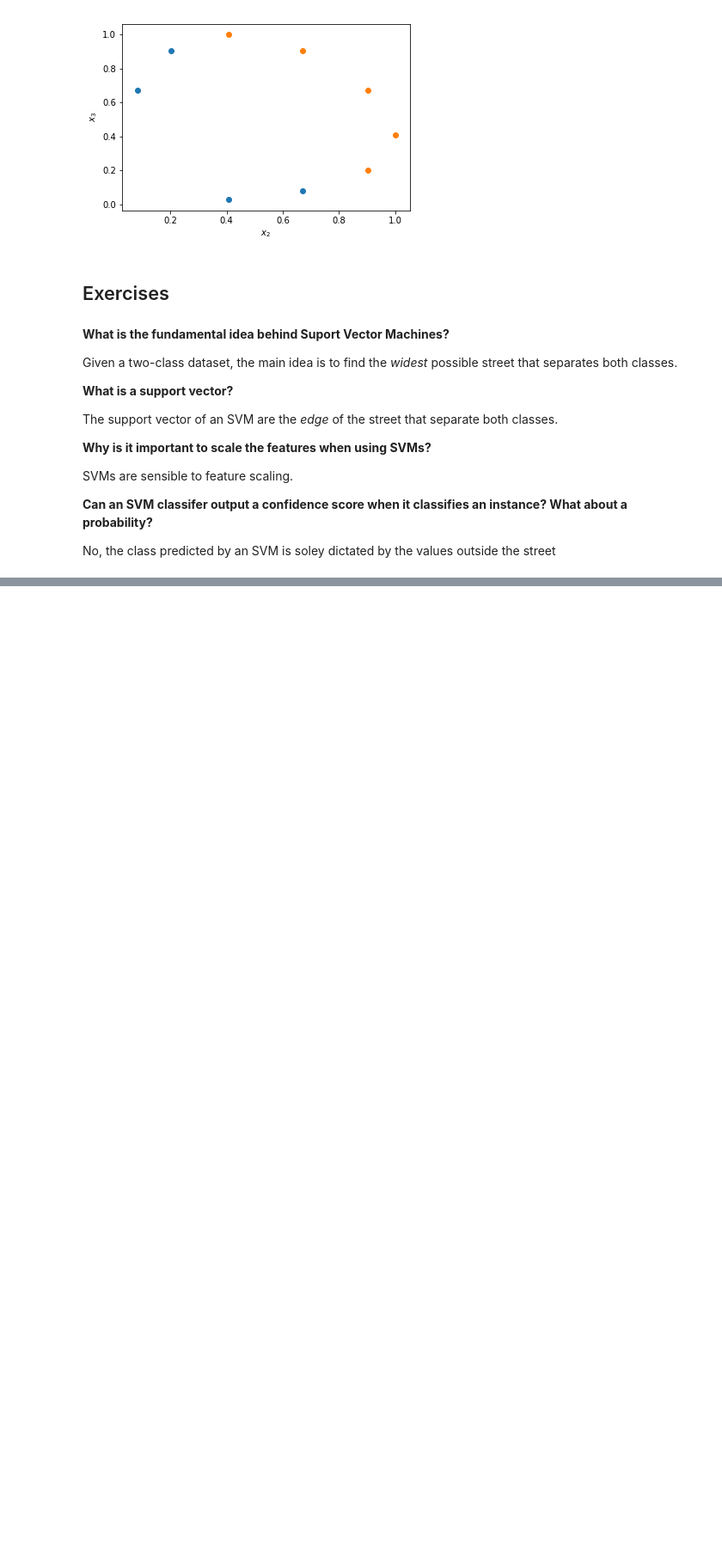
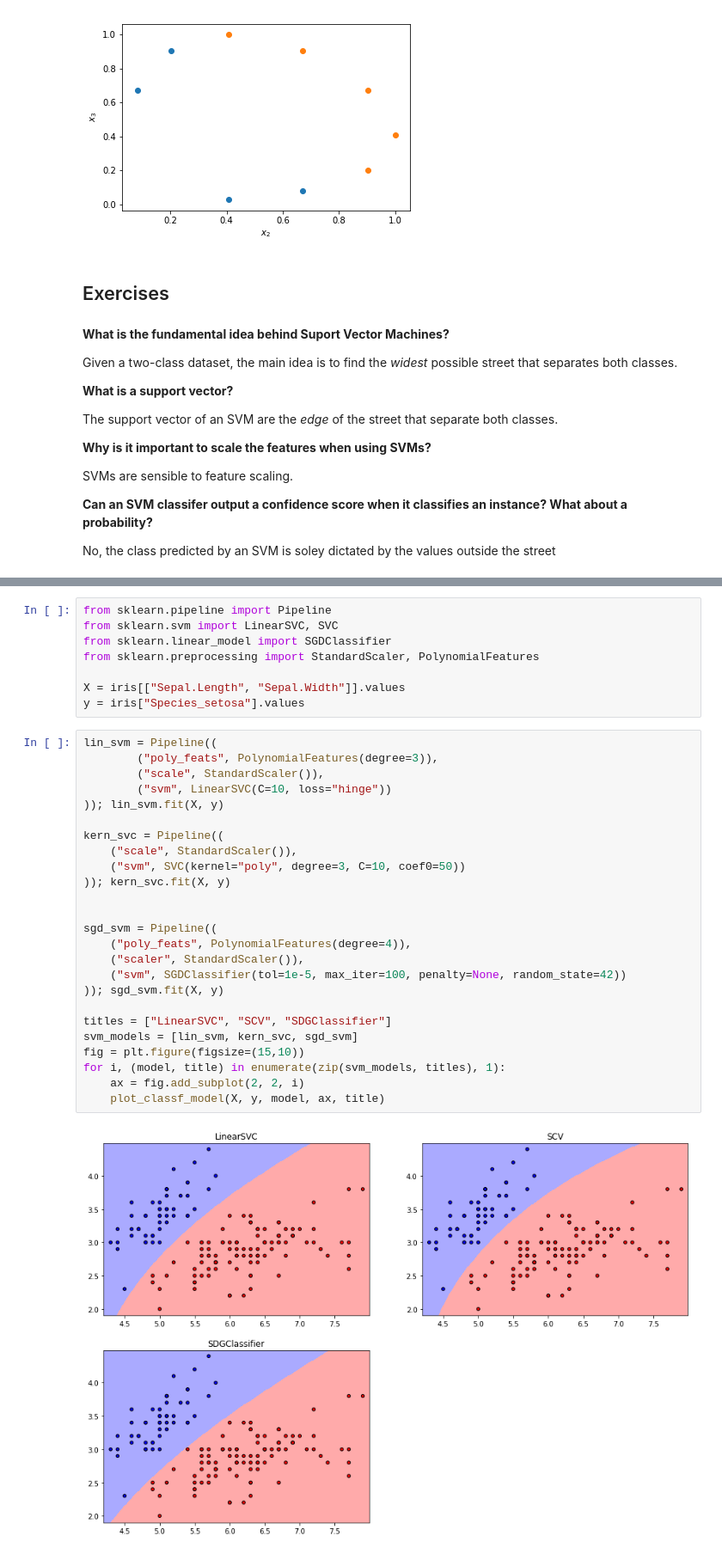
Before and after one commit to gerdm/machine_learning, a Jupyter notebook: scikitlearn_tflow/SVMs.ipynb, the cells around one changed output, grey strips where cells are left out. Shown at 86% size. Drawn from its saved outputs; the diff is of its cells as text; blank space fills up the shorter version.

```diff
--- a/scikitlearn_tflow/SVMs.ipynb
+++ b/scikitlearn_tflow/SVMs.ipynb
@@ -136,0 +159,35 @@ We increase gamma, reduce C.
+# %%
+from sklearn.pipeline import Pipeline
+from sklearn.svm import LinearSVC, SVC
+from sklearn.linear_model import SGDClassifier
+from sklearn.preprocessing import StandardScaler, PolynomialFeatures
+
+X = iris[["Sepal.Length", "Sepal.Width"]].values
+y = iris["Species_setosa"].values
+# %%
+lin_svm = Pipeline((
+        ("poly_feats", PolynomialFeatures(degree=3)),
+        ("scale", StandardScaler()),
+        ("svm", LinearSVC(C=10, loss="hinge"))
+)); lin_svm.fit(X, y)
+
+kern_svc = Pipeline((
+    ("scale", StandardScaler()),
+    ("svm", SVC(kernel="poly", degree=3, C=10, coef0=50))
+)); kern_svc.fit(X, y)
+
+
+sgd_svm = Pipeline((
+    ("poly_feats", PolynomialFeatures(degree=4)),
+    ("scaler", StandardScaler()),
+    ("svm", SGDClassifier(tol=1e-5, max_iter=100, penalty=None, random_state=42))
+)); sgd_svm.fit(X, y)
+
+titles = ["LinearSVC", "SCV", "SDGClassifier"]
+svm_models = [lin_svm, kern_svc, sgd_svm]
+fig = plt.figure(figsize=(15,10))
+for i, (model, title) in enumerate(zip(svm_models, titles), 1):
+    ax = fig.add_subplot(2, 2, i)
+    plot_classf_model(X, y, model, ax, title)
+# %% [output]
+[figure, added]
```
Also changed, not shown: parts of 9 cells of this notebook.
